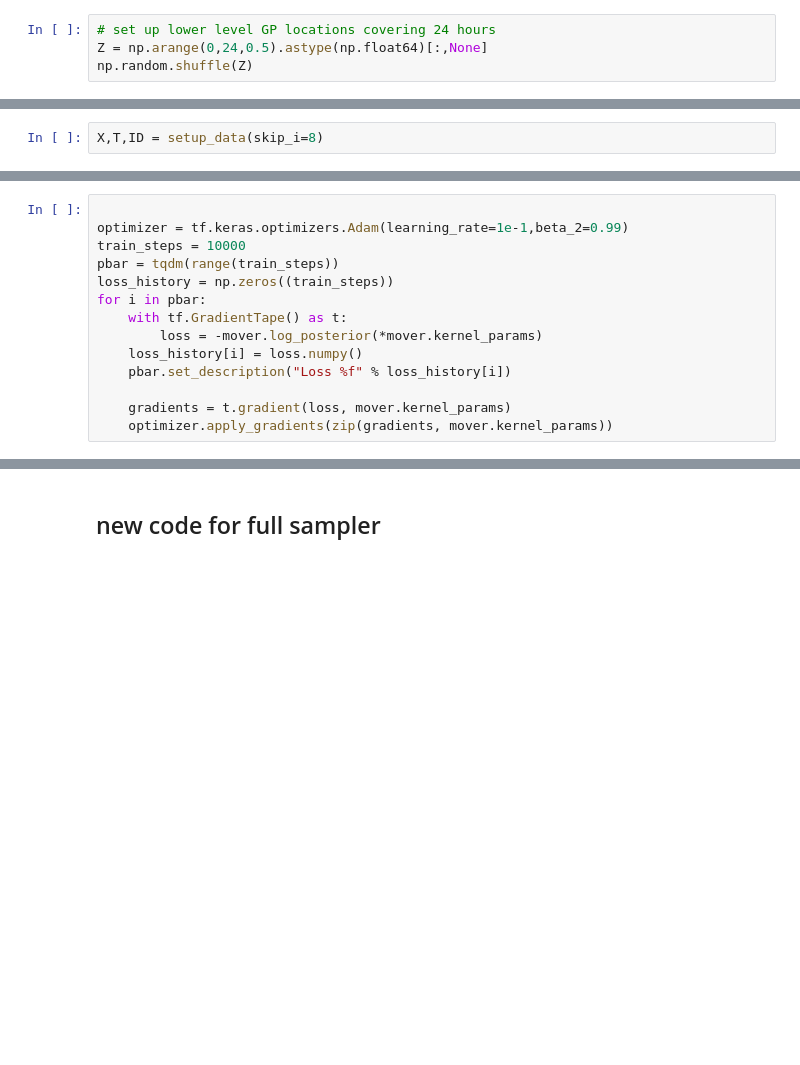
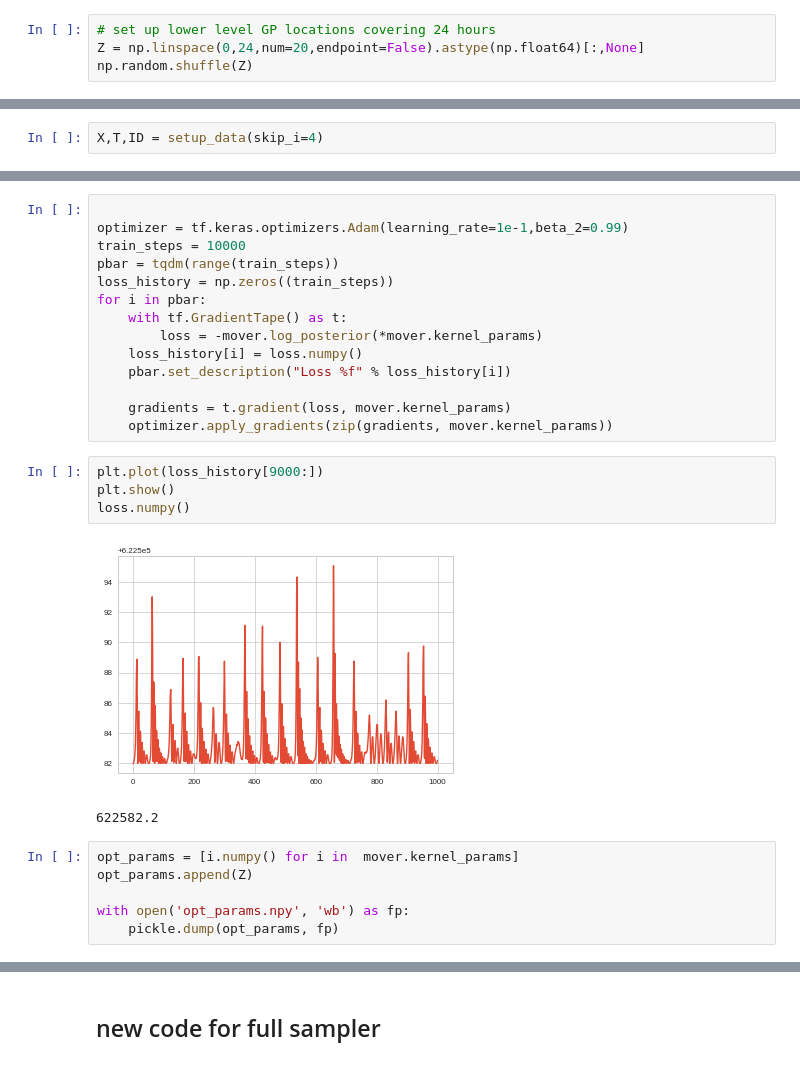
Before and after one commit to ctorney/moveNSGP, a Jupyter notebook: fitSheep.ipynb, the cells around one changed output, grey strips where cells are left out. Cells and saved outputs as stored; diff of their text form; blank space fills up the shorter version.

```diff
--- a/fitSheep.ipynb
+++ b/fitSheep.ipynb
@@ -34,7 +34,7 @@ from move_ns import moveNS
 ## Load data and display individual time series lengths
 # %%
 # set up lower level GP locations covering 24 hours
-Z = np.arange(0,24,0.5).astype(np.float64)[:,None]
+Z = np.linspace(0,24,num=20,endpoint=False).astype(np.float64)[:,None]
 np.random.shuffle(Z)
 # %%
 def setup_data(skip_i=1,skip=3):
@@ -94,7 +94,7 @@ def setup_data(skip_i=1,skip=3):
 
     return X, T, ID
 # %%
-X,T,ID = setup_data(skip_i=8)
+X,T,ID = setup_data(skip_i=4)
 # %%
 print(X.shape)
 print(T.shape)
@@ -161,3 +157,16 @@ for i in pbar:
 
     gradients = t.gradient(loss, mover.kernel_params)
     optimizer.apply_gradients(zip(gradients, mover.kernel_params))
+# %%
+plt.plot(loss_history[9000:])
+plt.show()
+loss.numpy()
+# %% [output]
+[figure, added]
+622582.2
+# %%
+opt_params = [i.numpy() for i in  mover.kernel_params]
+opt_params.append(Z)
+
+with open('opt_params.npy', 'wb') as fp:
+    pickle.dump(opt_params, fp)
```
Also changed, not shown: parts of 34 cells of this notebook.
